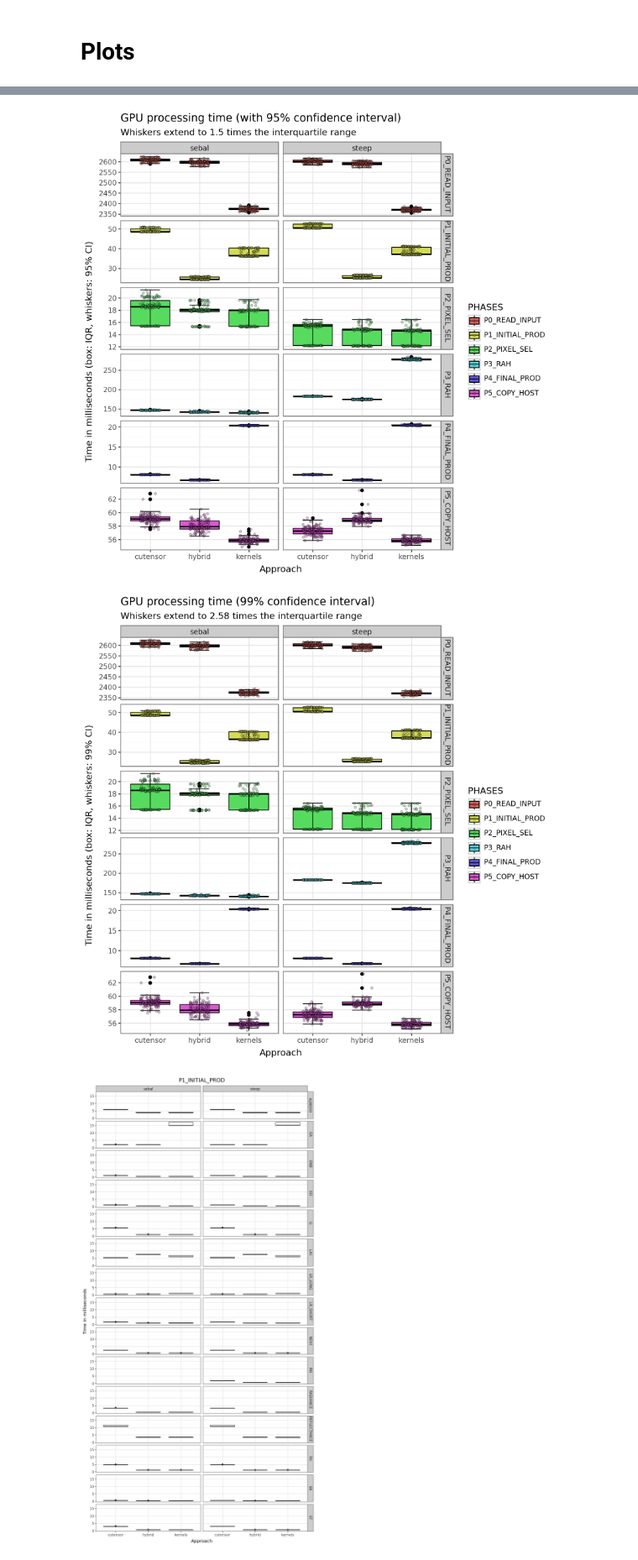
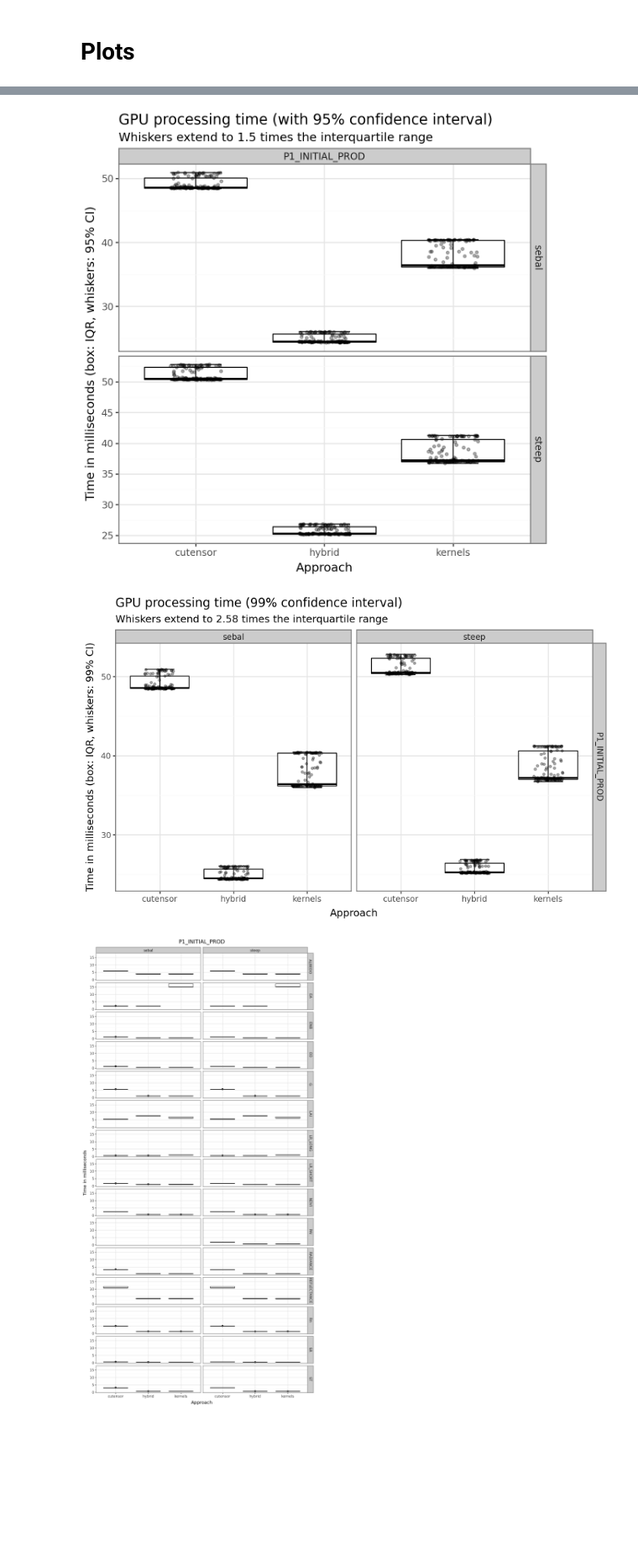
Before and after one commit to cilasmarques/landsat-results, a Jupyter notebook: n_summarize.ipynb, the cells around one changed output, grey strips where cells are left out. Shown at 84% size. Saved outputs shown, nothing was run; the diff lists cells and outputs as text; code cells hidden in the pictures; blank space fills up the shorter version.

```diff
--- a/n_summarize.ipynb
+++ b/n_summarize.ipynb
@@ -364,10 +385,14 @@ options.figure_size = (8, 8)
 # %%
 # ========== GPU speedup relative to serial
-options.figure_size = (18, 6)
-(ggplot(gpu_speedup_long, aes(x='PHASE', y='SPEEDUP', fill='PHASE'))
-        + geom_bar(stat='identity', width=0.8)
-        + geom_text(aes(label='SPEEDUP'), va='bottom')
-        + facet_grid('LANG ~ METHOD')
-        + scale_y_continuous(limits=[0, max(gpu_speedup_long['SPEEDUP']) * 1.2])  # aumenta em 20%
-        + labs(title=f"GPU speedup relative to serial", y='Speedup', x='PHASE'))
+options.figure_size = (10, 5)
+
+steep_speedup = gpu_speedup_long[gpu_speedup_long['METHOD'] != 'steep']
+(ggplot(steep_speedup, aes(x='PHASE', y='SPEEDUP'))
+        + geom_bar(stat='identity')
+        + geom_text(aes(label='SPEEDUP'), ha='left')
+        + facet_grid('~ LANG ')
+        + labs(title=f"STEEP - GPU speedup relative to serial", y='Speedup', x='PHASE')
+        + coord_flip()
+        + theme_bw()
+        + theme(plot_caption=element_blank(), legend_position="top"))
 # %% [output]
@@ -375,13 +400,16 @@ options.figure_size = (18, 6)
 # %%
 # ========== GPU processing time
 df = p_combined_dff[p_combined_dff['LANG'] != 'serial']
+df = df[df['PHASE'] == 'P1_INITIAL_PROD']
+# df = df[df['PHASE'] == 'P3_RAH']
+# df = df[df['PHASE'] == 'P4_FINAL_PROD']
 
-options.figure_size = (8, 8)
-(ggplot(df, aes(x='LANG', y='TIMESTAMP', fill='PHASE'))
+options.figure_size = (6, 6)
+(ggplot(df, aes(x='LANG', y='TIMESTAMP'))
         + geom_boxplot(width=0.8, color='black', coef=1.5)
         + stat_boxplot(geom='errorbar', width=0.4)
         + geom_point(position=position_jitter(width=0.2), alpha=0.3, size=1)
-        + facet_grid('PHASE ~ METHOD', scales='free')
+        + facet_grid('METHOD ~ PHASE', scales='free')
         + labs(
             title=f"GPU processing time (with 95% confidence interval)",
             subtitle="Whiskers extend to 1.5 times the interquartile range",
@@ -389,27 +417,31 @@ options.figure_size = (8, 8)
             x='Approach'
         )
         + guides(fill=guide_legend(title="PHASES"))
-        + theme_bw())
+        + theme_bw()
+        + theme(plot_caption=element_blank(), legend_position="top"))
 # %% [output]
-[figure, old version]
+[figure, new version]
 # %%
 df = p_combined_dff[p_combined_dff['LANG'] != 'serial']
+df = df[df['PHASE'] == 'P1_INITIAL_PROD']
 
-(ggplot(df, aes(x='LANG', y='TIMESTAMP', fill='PHASE'))
+options.figure_size = (8, 5)
+(ggplot(df, aes(x='LANG', y='TIMESTAMP'))
         + geom_boxplot(width=0.8, color='black', coef=2.58)
         + stat_boxplot(geom='errorbar', width=0.4)
         + geom_point(position=position_jitter(width=0.2), alpha=0.3, size=1)
         + facet_grid('PHASE ~ METHOD', scales='free')
         + labs(
             title=f"GPU processing time (99% confidence interval)",
             subtitle="Whiskers extend to 2.58 times the interquartile range",
             y='Time in milliseconds (box: IQR, whiskers: 99% CI)',
             x='Approach'
         )
         + guides(fill=guide_legend(title="PHASES"))
-        + theme_bw())
+        + theme_bw()
+        + theme(plot_caption=element_blank(), legend_position="top"))
 # %% [output]
-[figure, old version]
+[figure, new version]
 # %%
 df = combined_dff[combined_dff['PHASE'].isin([
     'RADIANCE',
```
Also changed, not shown: parts of 8 cells of this notebook.
